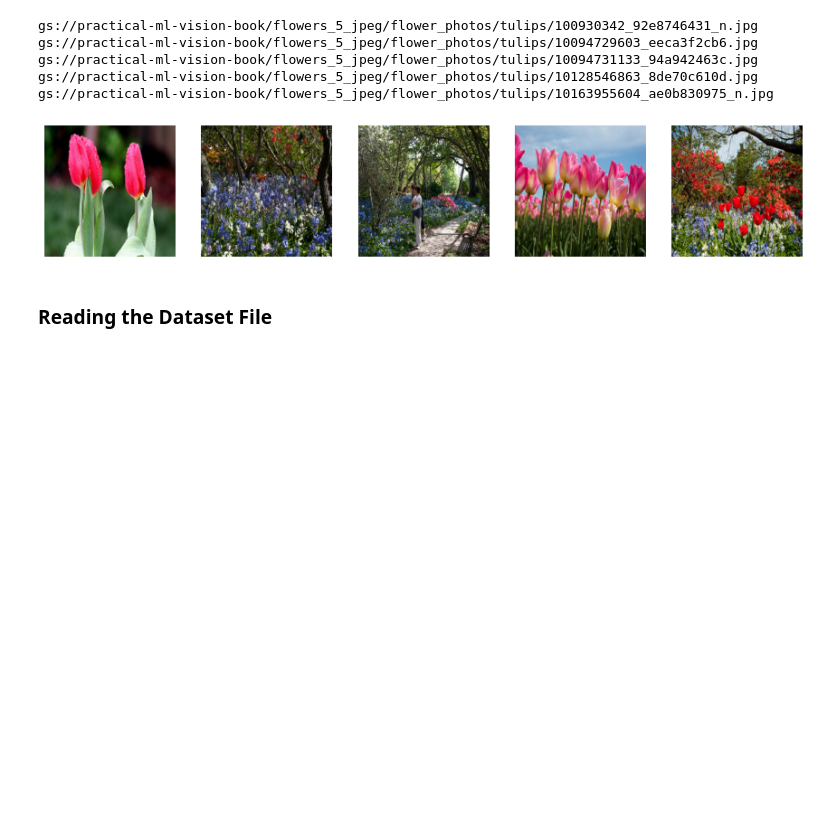
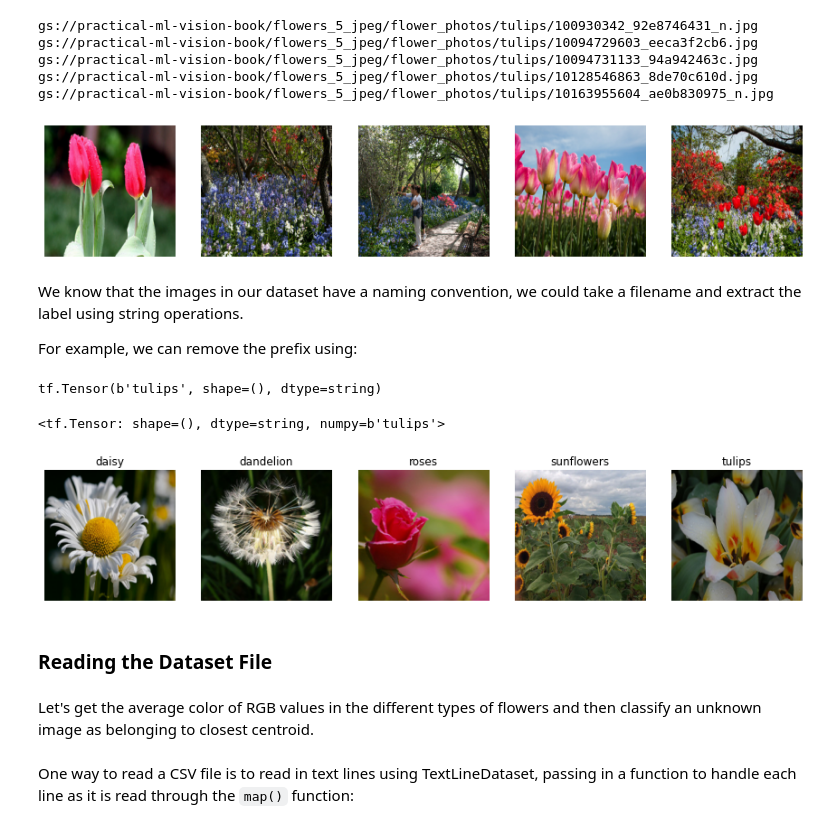
Before and after one commit to rahiakela/computer-vision-research-and-practice, a Jupyter notebook: practical-machine-learning-for-computer-vision/02-ml-models-for-vision/01_a_rule_based_model_for_machine_perception.ipynb, the cells around one changed output. Cells and saved outputs as stored; diff of their text form; code cells hidden in the pictures; blank space fills up the shorter version.

```diff
--- a/practical-machine-learning-for-computer-vision/02-ml-models-for-vision/01_a_rule_based_model_for_machine_perception.ipynb
+++ b/practical-machine-learning-for-computer-vision/02-ml-models-for-vision/01_a_rule_based_model_for_machine_perception.ipynb
@@ -119,5 +119,42 @@ gs://practical-ml-vision-book/flowers_5_jpeg/flower_photos/tulips/10094731133_94
 gs://practical-ml-vision-book/flowers_5_jpeg/flower_photos/tulips/10128546863_8de70c610d.jpg
 gs://practical-ml-vision-book/flowers_5_jpeg/flower_photos/tulips/10163955604_ae0b830975_n.jpg
 [figure]
+# %% [markdown]
+We know that the images in our dataset have a naming convention, we could
+take a filename and extract the label using string operations.
+
+For example, we can remove the prefix using:
+# %%
+filename = "tulips"
+basename = tf.strings.regex_replace(filename, "gs://cloud-ml-data/img/flower_photos/", "")
+label = tf.strings.split(basename, "/")[0]  # get the category name
+print(label)
+# %% [output]
+tf.Tensor(b'tulips', shape=(), dtype=string)
+# %%
+tf.strings.split(tf.strings.regex_replace(
+    "gs://practical-ml-vision-book/flowers_5_jpeg/flower_photos/tulips/10094731133_94a942463c.jpg",
+    "gs://practical-ml-vision-book/flowers_5_jpeg/flower_photos/", ""),
+    '/')[0]
+# %% [output]
+<tf.Tensor: shape=(), dtype=string, numpy=b'tulips'>
+# %%
+f, ax = plt.subplots(1, 5, figsize=(15,15))
+for idx, filename in enumerate([
+    "gs://practical-ml-vision-book/flowers_5_jpeg/flower_photos/daisy/754296579_30a9ae018c_n.jpg",
+    "gs://practical-ml-vision-book/flowers_5_jpeg/flower_photos/dandelion/3554992110_81d8c9b0bd_m.jpg",
+    "gs://practical-ml-vision-book/flowers_5_jpeg/flower_photos/roses/7420699022_60fa574524_m.jpg",
+    "gs://practical-ml-vision-book/flowers_5_jpeg/flower_photos/sunflowers/21518663809_3d69f5b995_n.jpg",
+    "gs://practical-ml-vision-book/flowers_5_jpeg/flower_photos/tulips/8713398906_28e59a225a_n.jpg"]):
+  img = read_and_decode(filename, [IMG_HEIGHT, IMG_WIDTH])
+  ax[idx].imshow((img.numpy()));
+  ax[idx].set_title(CLASS_NAMES[idx])
+  ax[idx].axis('off')
+# %% [output]
+[figure, added]
 # %% [markdown]
 ### Reading the Dataset File
+# %% [markdown]
+Let's get the average color of RGB values in the different
+types of flowers and then classify an unknown image as
+belonging to closest centroid.
@@ -123,0 +168,2 @@ gs://practical-ml-vision-book/flowers_5_jpeg/flower_photos/tulips/10163955604_ae
+# %% [markdown]
+One way to read a CSV file is to read in text lines using TextLineDataset, passing in a function to handle each line as it is read through the `map()` function:
```
Also changed, not shown: parts of 9 cells of this notebook.
